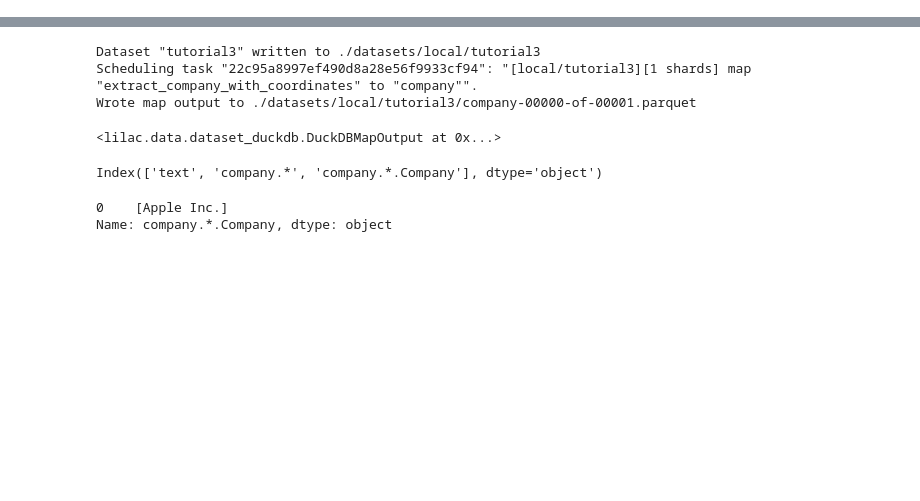
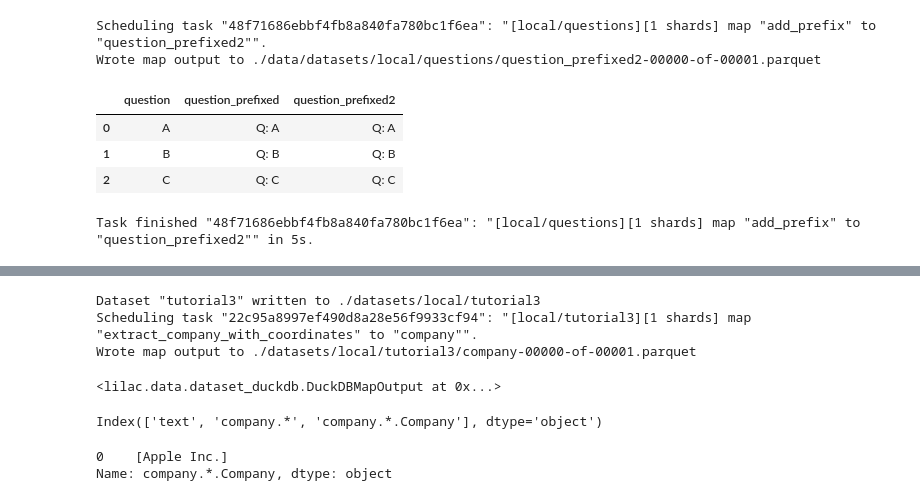
Before and after one commit to databricks/lilac, a Jupyter notebook: notebooks/Map.ipynb, the cells around one changed output, grey strips where cells are left out. Drawn from its saved outputs; the diff is of its cells as text; code cells hidden in the pictures; blank space fills up the shorter version.

```diff
--- a/notebooks/Map.ipynb
+++ b/notebooks/Map.ipynb
@@ -0,0 +1,13 @@
+# %%
+import lilac as ll
+
+items = [{'question': 'A'}, {'question': 'B'}, {'question': 'C'}]
+dataset = ll.from_dicts('local', 'questions', items)
+
+
+def add_prefix(item):
+  return 'Q: ' + item['question']
+
+
+dataset.map(add_prefix, output_column='question_prefixed')
+dataset.to_pandas()
@@ -1,2 +23,17 @@
+# %%
+def add_prefix(question):
+  return 'Q: ' + question
+
+
+dataset.map(add_prefix, input_path='question', output_column='question_prefixed2')
+dataset.to_pandas()
+# %% [output]
+Scheduling task "48f71686ebbf4fb8a840fa780bc1f6ea": "[local/questions][1 shards] map "add_prefix" to "question_prefixed2"".
+Wrote map output to ./data/datasets/local/questions/question_prefixed2-00000-of-00001.parquet
+|  | question | question_prefixed | question_prefixed2 |
+| 0 | A | Q: A | Q: A |
+| 1 | B | Q: B | Q: B |
+| 2 | C | Q: C | Q: C |
+Task finished "48f71686ebbf4fb8a840fa780bc1f6ea": "[local/questions][1 shards] map "add_prefix" to "question_prefixed2"" in 5s.
 # %%
 import lilac as ll
```
Also changed, not shown: parts of 8 cells of this notebook, 6 other files.
